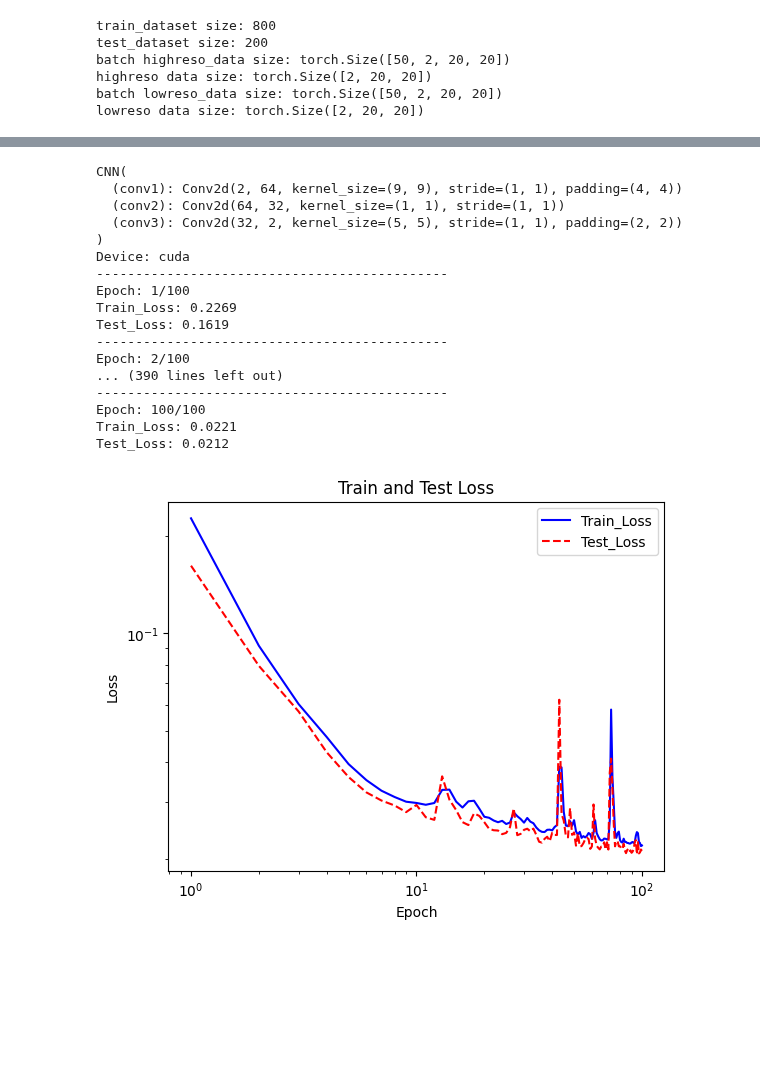
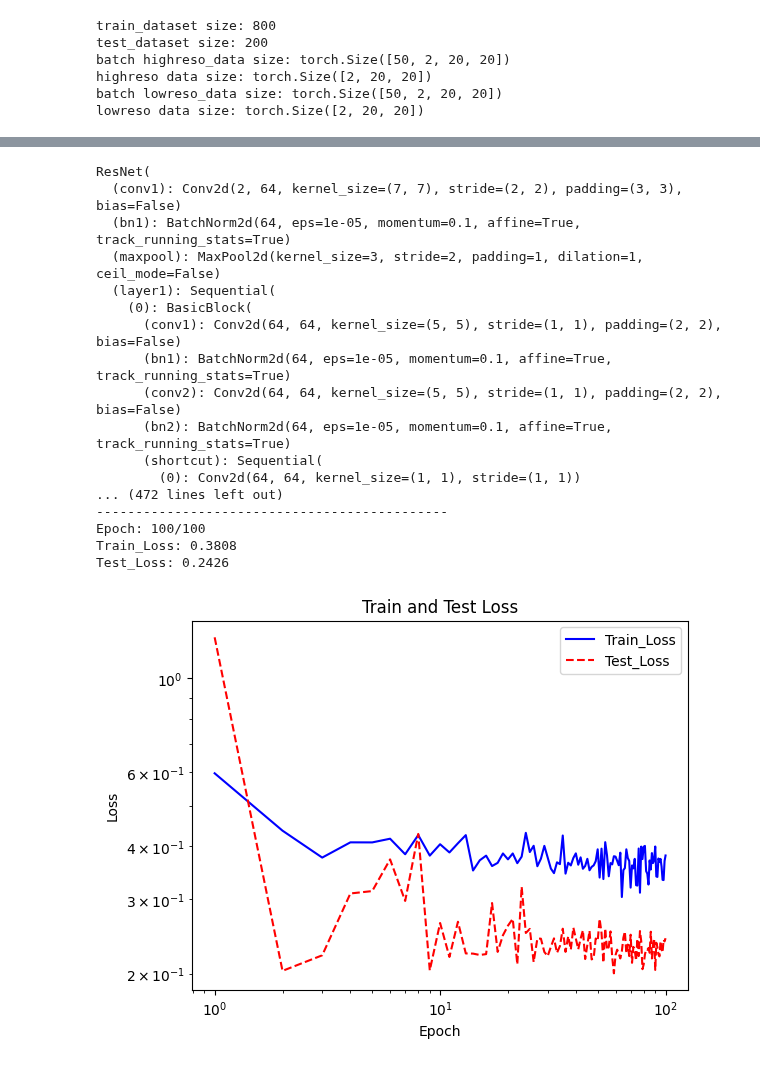
Before and after one commit to htymjun/da-sr, a Jupyter notebook: srgcnn.ipynb, the cells around one changed output, grey strips where cells are left out. Drawn from its saved outputs; the diff is of its cells as text; code cells hidden in the pictures; blank space fills up the shorter version.

```diff
--- a/srgcnn.ipynb
+++ b/srgcnn.ipynb
@@ -272,51 +255,54 @@ def trainNN(net,optimizer,criterion,train_batch,test_batch,epoch):
 # %%
 # use GPU
 device = torch.device('cuda' if torch.cuda.is_available() else 'cpu')
-net_CNN = CNN().to(device)    # choose CNN
-print(net_CNN)
+# ResNet18
+resnet = ResNet(BasicBlock, [2,2,2,2]).to(device)
+# ResNet32
+#resnet = ResNet(BasicBlock, [3,4,6,3]).to(device)
+print(resnet)
 # check device
 print("Device: {}".format(device))
 
 # define loss function
 criterion = nn.MSELoss()
 
 # define optimizer
-optimizer = optim.Adam(net_CNN.parameters())
+optimizer = optim.Adam(resnet.parameters())
 
 # define epoch
 epoch = 100
 
-net_CNN, train_loss_list, test_loss_list = trainNN(net_CNN,optimizer,criterion,train_batch,test_batch,epoch)
+resnet, train_loss_list, test_loss_list = trainNN(resnet,optimizer,criterion,train_batch,test_batch,epoch)
 
 # loss（MSE）
 plt.figure()
 plt.title('Train and Test Loss')
 plt.xlabel('Epoch')
 plt.ylabel('Loss')
 plt.plot(range(1, epoch+1), train_loss_list, color='blue',
          linestyle='-', label='Train_Loss')
 plt.plot(range(1, epoch+1), test_loss_list, color='red',
          linestyle='--', label='Test_Loss')
 plt.legend()
 plt.xscale('log')
 plt.yscale('log')
 plt.show()
 # %% [output]
-CNN(
-  (conv1): Conv2d(2, 64, kernel_size=(9, 9), stride=(1, 1), padding=(4, 4))
-  (conv2): Conv2d(64, 32, kernel_size=(1, 1), stride=(1, 1))
-  (conv3): Conv2d(32, 2, kernel_size=(5, 5), stride=(1, 1), padding=(2, 2))
-)
-Device: cuda
----------------------------------------------
-Epoch: 1/100
-Train_Loss: 0.2269
-Test_Loss: 0.1619
----------------------------------------------
-Epoch: 2/100
-... (390 lines left out)
+ResNet(
+  (conv1): Conv2d(2, 64, kernel_size=(7, 7), stride=(2, 2), padding=(3, 3), bias=False)
+  (bn1): BatchNorm2d(64, eps=1e-05, momentum=0.1, affine=True, track_running_stats=True)
+  (maxpool): MaxPool2d(kernel_size=3, stride=2, padding=1, dilation=1, ceil_mode=False)
+  (layer1): Sequential(
+    (0): BasicBlock(
+      (conv1): Conv2d(64, 64, kernel_size=(5, 5), stride=(1, 1), padding=(2, 2), bias=False)
+      (bn1): BatchNorm2d(64, eps=1e-05, momentum=0.1, affine=True, track_running_stats=True)
+      (conv2): Conv2d(64, 64, kernel_size=(5, 5), stride=(1, 1), padding=(2, 2), bias=False)
+      (bn2): BatchNorm2d(64, eps=1e-05, momentum=0.1, affine=True, track_running_stats=True)
+      (shortcut): Sequential(
+        (0): Conv2d(64, 64, kernel_size=(1, 1), stride=(1, 1))
+... (472 lines left out)
 ---------------------------------------------
 Epoch: 100/100
-Train_Loss: 0.0221
-Test_Loss: 0.0212
+Train_Loss: 0.3808
+Test_Loss: 0.2426
-[figure, old version]
+[figure, new version]
```
Also changed, not shown: parts of 8 cells of this notebook.
